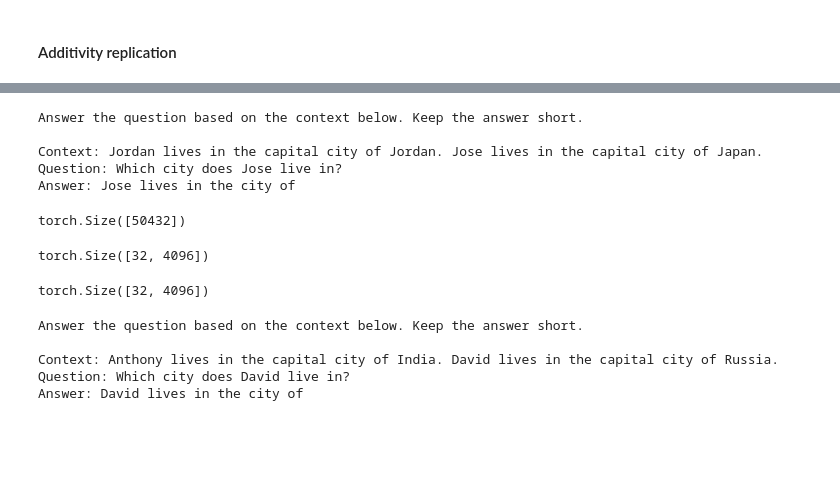
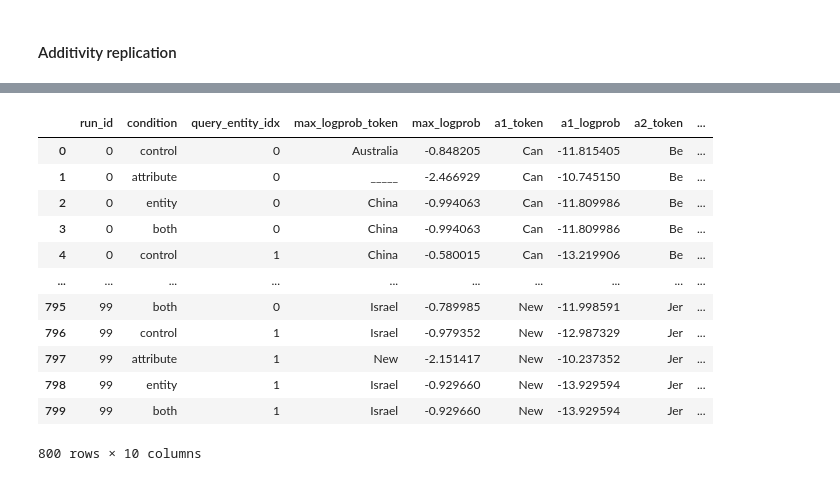
Before and after one commit to grantsrb/rep_divergence, a Jupyter notebook: binding_vectors.ipynb, the cells around one changed output, grey strips where cells are left out. Cells and saved outputs as stored; diff of their text form; code cells hidden in the pictures; blank space fills up the shorter version.

```diff
--- a/binding_vectors.ipynb
+++ b/binding_vectors.ipynb
@@ -38,9 +32,16 @@ def clear_hooks(input_hooks):
 # %% [markdown]
 Load model and tokenizer
 # %%
-model_name = "EleutherAI/pythia-6.9b"
-model_alias = "pythia-7b"
+# Choose model here
+# Options are keys of model_names dict below
+model_alias = "pythia-12b"
 
+model_names = {
+    "pythia-7b": "EleutherAI/pythia-6.9b",
+    "pythia-12b": "EleutherAI/pythia-12b",
+    "llama-2-7b-chat": "meta-llama/Llama-2-7b-chat-hf",
+}
+model_name = model_names[model_alias]
 model, tokenizer = load_model_and_tokenizer(0, model_name=model_name)
 device = model.device
 # %% [markdown]
@@ -345,9 +333,10 @@ def modify_hidden_states(ids, model, e0_pos, e1_pos, a0_pos, a1_pos, original_hi
             hidden_state = model_layers[layer].post_attention_layernorm
         if condition in ["attribute", "both"]:
             hidden_state_hook_handle = hidden_state.register_forward_hook(modify_outputs(layer, list(range(len(model_layers))), a0_pos, a1_pos, original_hidden_states, attribute_delta))
+            hooks.append(hidden_state_hook_handle)
         if condition in ["entity", "both"]:
             hidden_state_hook_handle = hidden_state.register_forward_hook(modify_outputs(layer, list(range(len(model_layers))), e0_pos, e1_pos, original_hidden_states, entity_delta))
-        hooks.append(hidden_state_hook_handle)
+            hooks.append(hidden_state_hook_handle)
     with torch.no_grad():
         out = model(
             ids,
@@ -357,10 +346,10 @@ def modify_hidden_states(ids, model, e0_pos, e1_pos, a0_pos, a1_pos, original_hi
     return out
 # %%
 # Allocate 'train' and 'test' names and countries for calculating means
-train_names = names[:len(names)//2]
-test_names = names[len(names)//2:]
-train_countries = list(countries_to_capitals.keys())[:len(countries_to_capitals)//2]
-test_countries = list(countries_to_capitals.keys())[len(countries_to_capitals)//2:]
+train_names = names#[:len(names)//2]
+test_names = names#[len(names)//2:]
+train_countries = list(countries_to_capitals.keys())#[:len(countries_to_capitals)//2]
+test_countries = list(countries_to_capitals.keys())#[len(countries_to_capitals)//2:]
 
 # Calculate mean differences
 num_runs = 500
@@ -439,6 +428,7 @@ for run in tqdm.tqdm(range(num_runs)):
         rows.append({
             "run_id": run,
             "condition": "control",
+            "query_entity_idx": query_entity_idx,
             "max_logprob_token": tokenizer.decode(logprobs.argmax().item()),
             "max_logprob": logprobs.max().item(),
             "a1_token": tokenizer.decode(a1_id),
@@ -455,6 +445,7 @@ for run in tqdm.tqdm(range(num_runs)):
             rows.append({
                 "run_id": run,
                 "condition": condition,
+                "query_entity_idx": query_entity_idx,
                 "max_logprob_token": tokenizer.decode(logprobs.argmax().item()),
                 "max_logprob": logprobs.max().item(),
                 "a1_token": tokenizer.decode(a1_id),
@@ -463,3 +454,6 @@ for run in tqdm.tqdm(range(num_runs)):
                 "a2_logprob": logprobs[a2_id].item(),
                 "correct_answer": "a1" if query_entity_idx == 0 else "a2",
             })
+
+df = pd.DataFrame(rows)
+df.to_csv(f"results/{model_alias}/mean_interventions.csv", index=False)
@@ -482,28 +483,16 @@ a1_id
-# %%
-print(prompt)
-# %% [output]
-Answer the question based on the context below. Keep the answer short.
-
-Context: Jordan lives in the capital city of Jordan. Jose lives in the capital city of Japan.
-Question: Which city does Jose live in?
-Answer: Jose lives in the city of
-# %%
-logprobs.shape
-# %% [output]
-torch.Size([50432])
-# %%
-attribute_deltas.shape
-# %% [output]
-torch.Size([32, 4096])
-# %%
-entity_deltas.shape
-# %% [output]
-torch.Size([32, 4096])
-# %%
-print(main_prompt)
-# %% [output]
-Answer the question based on the context below. Keep the answer short.
-
-Context: Anthony lives in the capital city of India. David lives in the capital city of Russia.
-Question: Which city does David live in?
-Answer: David lives in the city of
+# %%
+df
+# %% [output]
+|  | run_id | condition | query_entity_idx | max_logprob_token | max_logprob | a1_token | a1_logprob | a2_token | ... |
+| 0 | 0 | control | 0 | Australia | -0.848205 | Can | -11.815405 | Be | ... |
+| 1 | 0 | attribute | 0 | _____ | -2.466929 | Can | -10.745150 | Be | ... |
+| 2 | 0 | entity | 0 | China | -0.994063 | Can | -11.809986 | Be | ... |
+| 3 | 0 | both | 0 | China | -0.994063 | Can | -11.809986 | Be | ... |
+| 4 | 0 | control | 1 | China | -0.580015 | Can | -13.219906 | Be | ... |
+| ... | ... | ... | ... | ... | ... | ... | ... | ... | ... |
+| 795 | 99 | both | 0 | Israel | -0.789985 | New | -11.998591 | Jer | ... |
+| 796 | 99 | control | 1 | Israel | -0.979352 | New | -12.987329 | Jer | ... |
+| 797 | 99 | attribute | 1 | New | -2.151417 | New | -10.237352 | Jer | ... |
+| 798 | 99 | entity | 1 | Israel | -0.929660 | New | -13.929594 | Jer | ... |
+| 799 | 99 | both | 1 | Israel | -0.929660 | New | -13.929594 | Jer | ... |
+800 rows × 10 columns
```
Also changed, not shown: parts of 7 cells of this notebook, 4 other files.
